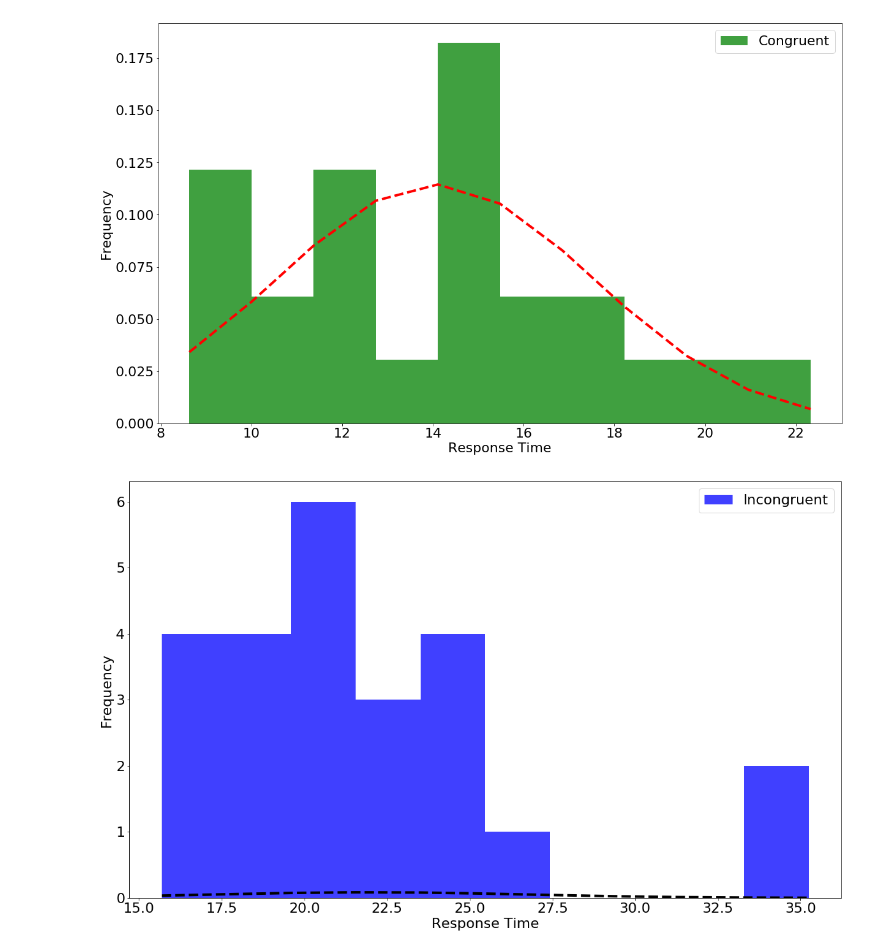
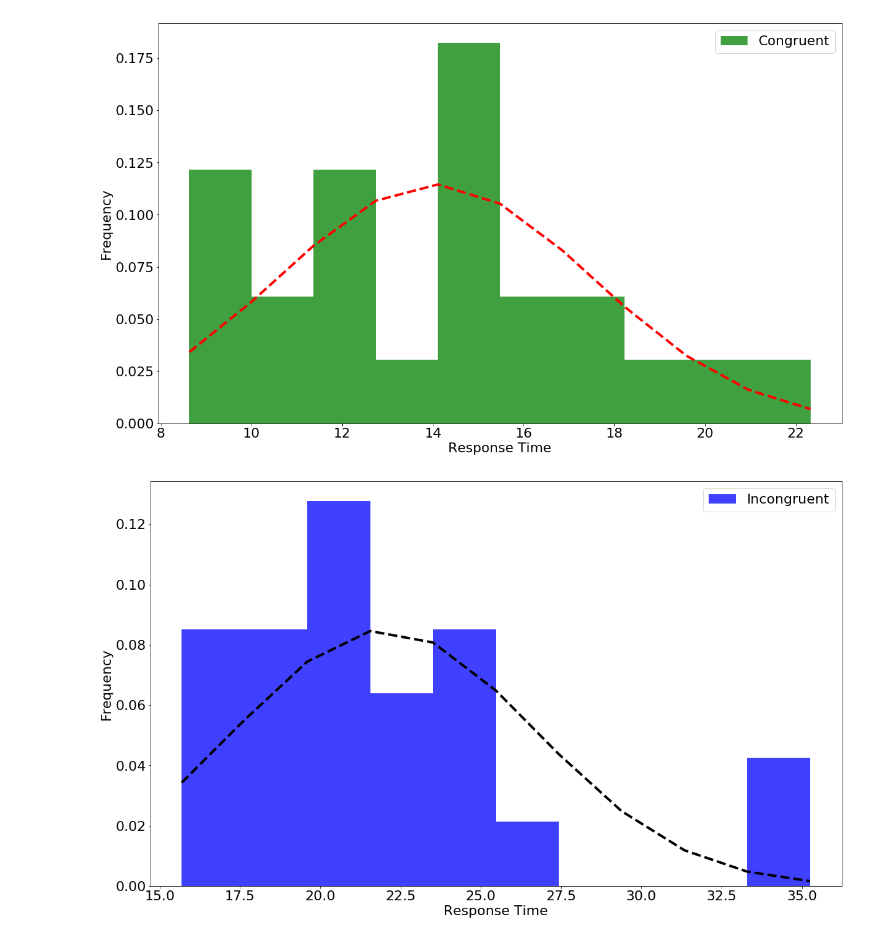
Before and after one commit to rajuzumaki2207/Test_perpetual_Phenomenon, a Jupyter notebook: T-test.ipynb, the cells around one changed output. Drawn from its saved outputs; the diff is of its cells as text; code cells hidden in the pictures.

```diff
--- a/T-test.ipynb
+++ b/T-test.ipynb
@@ -34,15 +34,15 @@ fig.savefig('Congruent.png')
 # %%
 plt.rcParams.update({'font.size': 22})
 fig= plt.figure(figsize=(20,12))
-n, bins, patches = plt.hist(incongruent,10, facecolor='blue', alpha=0.75,label='Incongruent')
+n, bins, patches = plt.hist(incongruent,10, normed=1, facecolor='blue', alpha=0.75,label='Incongruent')
 y = mlab.normpdf( bins, m, sig)
 l = plt.plot(bins, y, 'k--', linewidth=4)
 #plt.hist(congruent,bins=4,alpha=0.7, label='Congruent')
 #plt.hist(incongruent, bins=4,alpha=0.7, label='Incongruent')
 plt.legend(loc='upper right')
 plt.xlabel('Response Time')
 plt.ylabel('Frequency')
 plt.show()
 fig.savefig('Incongruent.png')
 # %% [output]
-[figure, old version]
+[figure, new version]
```
